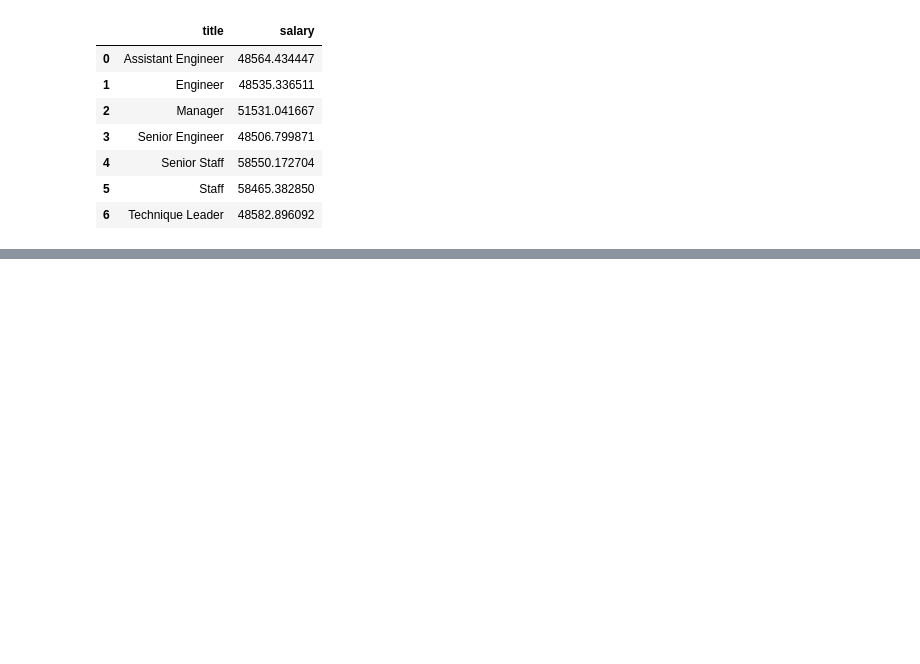
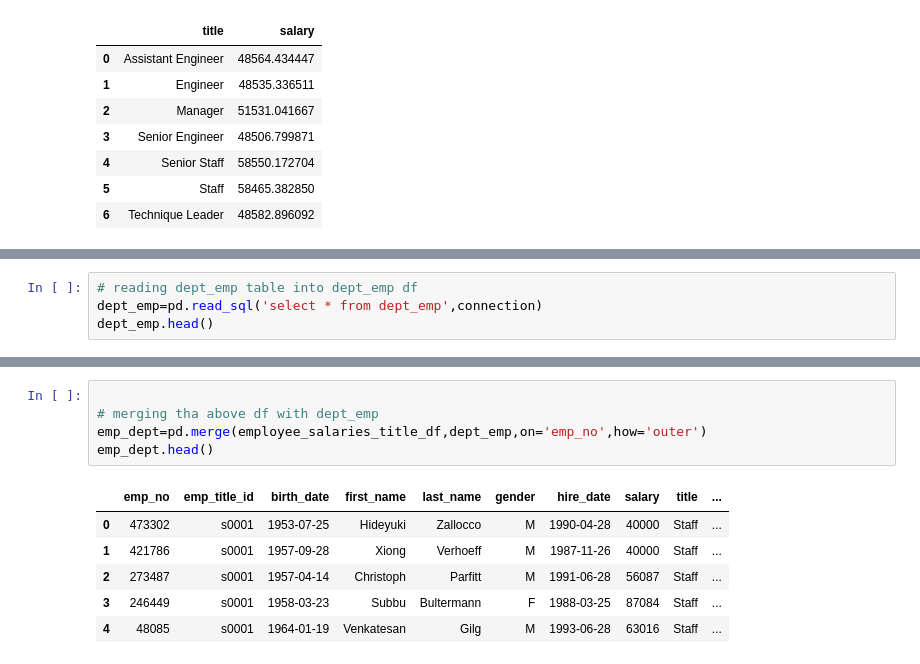
Before and after one commit to fasahathsyeda/sql-challenge, a Jupyter notebook: Bonus analysis/analysis.ipynb, the cells around one changed output, grey strips where cells are left out. Cells and saved outputs as stored; diff of their text form; blank space fills up the shorter version.

```diff
--- a/Bonus analysis/analysis.ipynb
+++ b/Bonus analysis/analysis.ipynb
@@ -127,0 +153,4 @@ plt.savefig("Bar_Avg_Salary_By_Title.png")
+# %%
+# reading dept_emp table into dept_emp df
+dept_emp=pd.read_sql('select * from dept_emp',connection)
+dept_emp.head()
@@ -127,0 +164,12 @@ plt.savefig("Bar_Avg_Salary_By_Title.png")
+# %%
+
+# merging tha above df with dept_emp
+emp_dept=pd.merge(employee_salaries_title_df,dept_emp,on='emp_no',how='outer')
+emp_dept.head()
+# %% [output]
+|  | emp_no | emp_title_id | birth_date | first_name | last_name | gender | hire_date | salary | title | ... |
+| 0 | 473302 | s0001 | 1953-07-25 | Hideyuki | Zallocco | M | 1990-04-28 | 40000 | Staff | ... |
+| 1 | 421786 | s0001 | 1957-09-28 | Xiong | Verhoeff | M | 1987-11-26 | 40000 | Staff | ... |
+| 2 | 273487 | s0001 | 1957-04-14 | Christoph | Parfitt | M | 1991-06-28 | 56087 | Staff | ... |
+| 3 | 246449 | s0001 | 1958-03-23 | Subbu | Bultermann | F | 1988-03-25 | 87084 | Staff | ... |
+| 4 | 48085 | s0001 | 1964-01-19 | Venkatesan | Gilg | M | 1993-06-28 | 63016 | Staff | ... |
```
Also changed, not shown: parts of 16 cells of this notebook, 1 other file.
